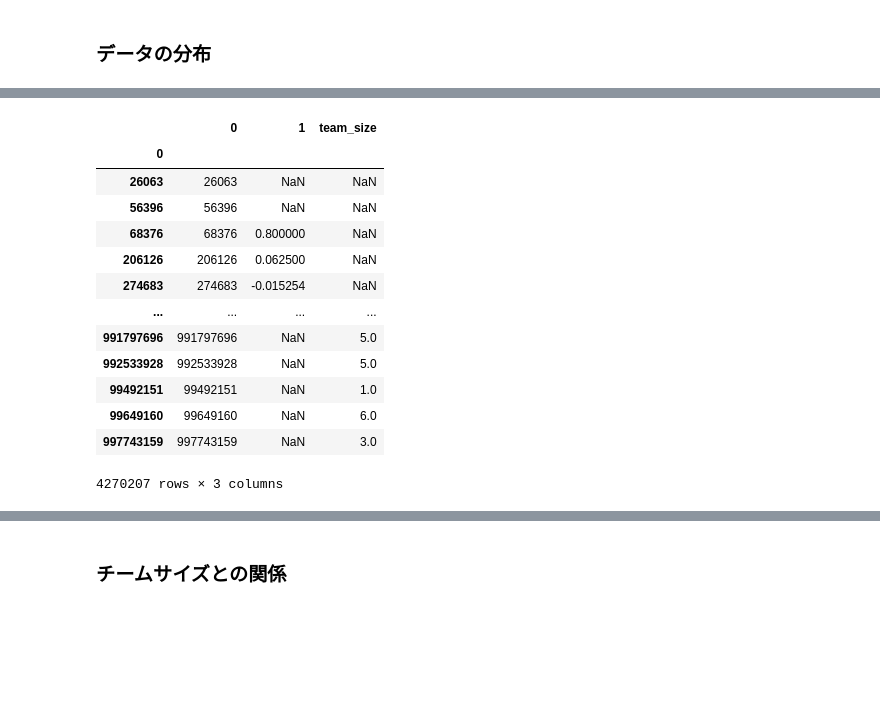
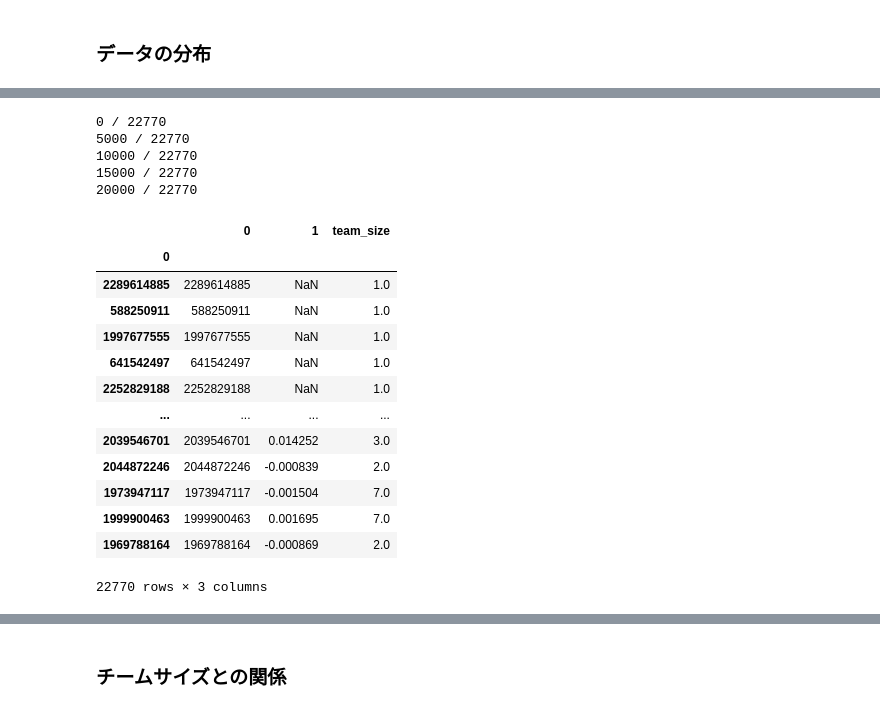
Before and after one commit to ScisciJP/tutorial_jp, a Jupyter notebook: 3-Disruptiveness copy.ipynb, the cells around one changed output, grey strips where cells are left out. Cells and saved outputs as stored; diff of their text form; code cells hidden in the pictures; blank space fills up the shorter version.

```diff
--- a/3-Disruptiveness copy.ipynb
+++ b/3-Disruptiveness copy.ipynb
@@ -152,7 +101,7 @@ import pandas as pd
 import matplotlib.pyplot as plt
 
 DATA_DIR = '/disks/qnap2/data/t-yatima/scisciJP2024_tutorial/'
-INPUT_WORKS_JSON_PKL = DATA_DIR + 'fusion_pow_works_json.pkl'
-INPUT_RELATED_REF_DF_PKL = DATA_DIR + 'fusion_pow_rel_ref_df.pkl'
+INPUT_WORKS_DF_PKL = DATA_DIR + 'random_works_df.pkl'
+INPUT_CITATIONS_DF_PKL = DATA_DIR + 'random_rel_ref_df.pkl'
 
 flatten2 = lambda l: [item for sublist in l if sublist == sublist for item in sublist]
@@ -310,0 +108,4 @@ citations_df
+# %%
+works_df = pd.read_pickle(INPUT_WORKS_DF_PKL)
+citations_df = pd.read_pickle(INPUT_CITATIONS_DF_PKL)
+display(works_df, citations_df)
@@ -402,0 +233,7 @@ citations_gb
+# %%
+# citations_gb_raw = citations_gb
+# citations_gb_raw['team_size'] = works_df['AuthorCount']
+# citations_gb = citations_gb_raw.dropna(axis='index', how='any', subset=['target', 'source', 'team_size'])
+# citations_gb
+citations_gb = citations_gb_raw
+citations_gb
@@ -416,28 +295,34 @@ def get_score(node):
         return None
 # %%
 # 17min
-eids = citations_gb.index
+eids = works_df.index
 
 res = []
-for eid in eids:
+for n, eid in enumerate(eids):
+    if n % 5000 == 0: print(f'{n} / {len(works_df)}')
     res.append(get_score(eid))
 scores = pd.DataFrame([[eid,re] for eid,re in zip(eids,res)])
 
 scores.index = scores[0]
-scores['team_size'] = scores[0].map(team_sizes)
+scores['team_size'] = scores[0].map(works_df['AuthorCount'])
 display(scores)
 # %% [output]
+0 / 22770
+5000 / 22770
+10000 / 22770
+15000 / 22770
+20000 / 22770
 |  | 0 | 1 | team_size |
 | 0 |  |  |  |
-| 26063 | 26063 | NaN | NaN |
-| 56396 | 56396 | NaN | NaN |
-| 68376 | 68376 | 0.800000 | NaN |
-| 206126 | 206126 | 0.062500 | NaN |
-| 274683 | 274683 | -0.015254 | NaN |
+| 2289614885 | 2289614885 | NaN | 1.0 |
+| 588250911 | 588250911 | NaN | 1.0 |
+| 1997677555 | 1997677555 | NaN | 1.0 |
+| 641542497 | 641542497 | NaN | 1.0 |
+| 2252829188 | 2252829188 | NaN | 1.0 |
 | ... | ... | ... | ... |
-| 991797696 | 991797696 | NaN | 5.0 |
-| 992533928 | 992533928 | NaN | 5.0 |
-| 99492151 | 99492151 | NaN | 1.0 |
-| 99649160 | 99649160 | NaN | 6.0 |
-| 997743159 | 997743159 | NaN | 3.0 |
+| 2039546701 | 2039546701 | 0.014252 | 3.0 |
+| 2044872246 | 2044872246 | -0.000839 | 2.0 |
+| 1973947117 | 1973947117 | -0.001504 | 7.0 |
+| 1999900463 | 1999900463 | 0.001695 | 7.0 |
+| 1969788164 | 1969788164 | -0.000869 | 2.0 |
-4270207 rows × 3 columns
+22770 rows × 3 columns
```
Also changed, not shown: parts of 47 cells of this notebook, 2 other files.
